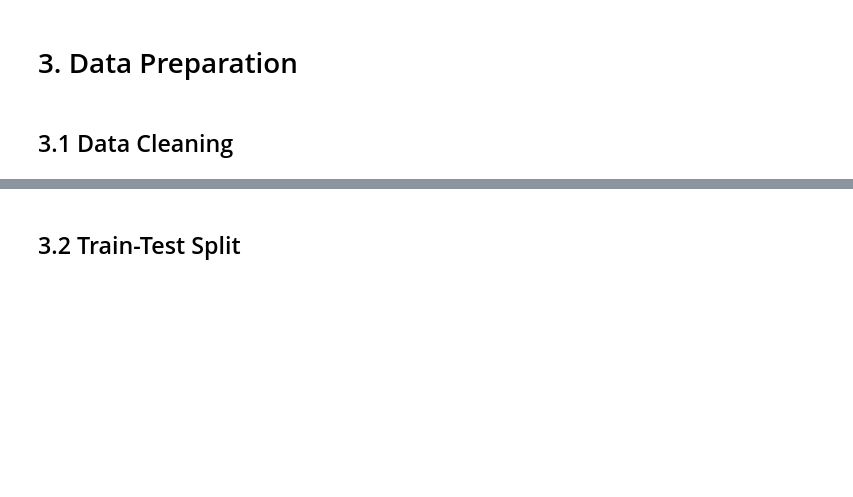
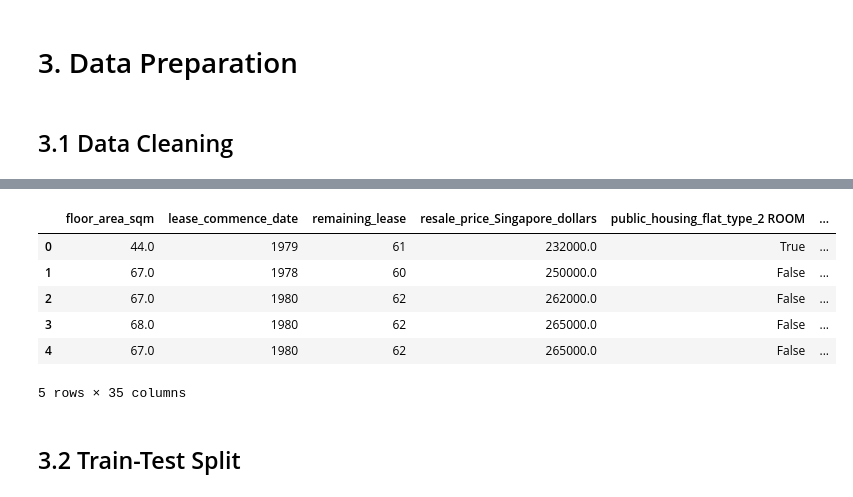
Before and after one commit to gesvda/mldp-project, a Jupyter notebook: MLDP Program Codes Submission Template.ipynb, the cells around one changed output, grey strips where cells are left out. Saved outputs shown, nothing was run; the diff lists cells and outputs as text; code cells hidden in the pictures; blank space fills up the shorter version.

```diff
--- a/MLDP Program Codes Submission Template.ipynb
+++ b/MLDP Program Codes Submission Template.ipynb
@@ -186,3 +211,13 @@ The scatterplot shows that the relationship between the floor area and resale pr
+# %%
+df.head()
+# %% [output]
+|  | floor_area_sqm | lease_commence_date | remaining_lease | resale_price_Singapore_dollars | public_housing_flat_type_2 ROOM | ... |
+| 0 | 44.0 | 1979 | 61 | 232000.0 | True | ... |
+| 1 | 67.0 | 1978 | 60 | 250000.0 | False | ... |
+| 2 | 67.0 | 1980 | 62 | 262000.0 | False | ... |
+| 3 | 68.0 | 1980 | 62 | 265000.0 | False | ... |
+| 4 | 67.0 | 1980 | 62 | 265000.0 | False | ... |
+5 rows × 35 columns
 # %% [markdown]
 ## 3.2 Train-Test Split
 # %%
```
Also changed, not shown: parts of 2 cells of this notebook.
